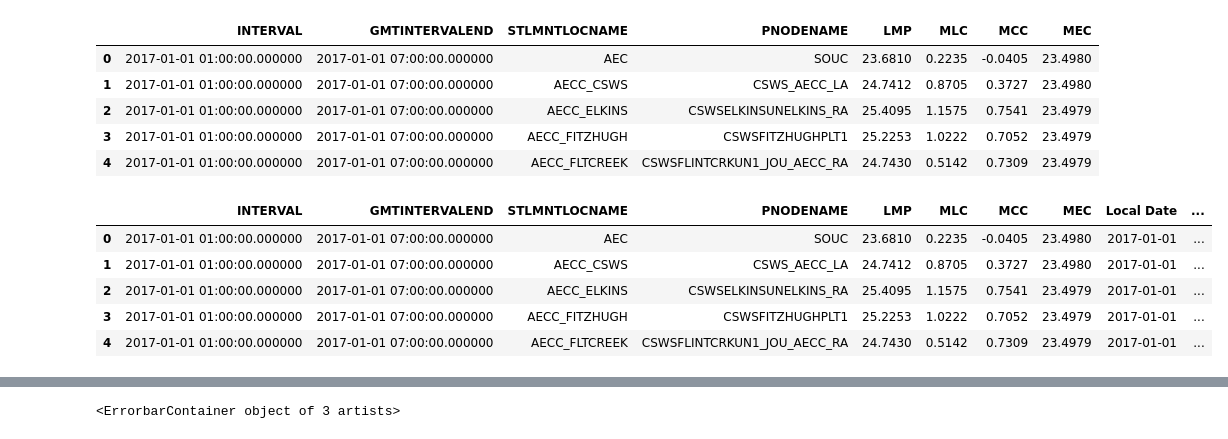
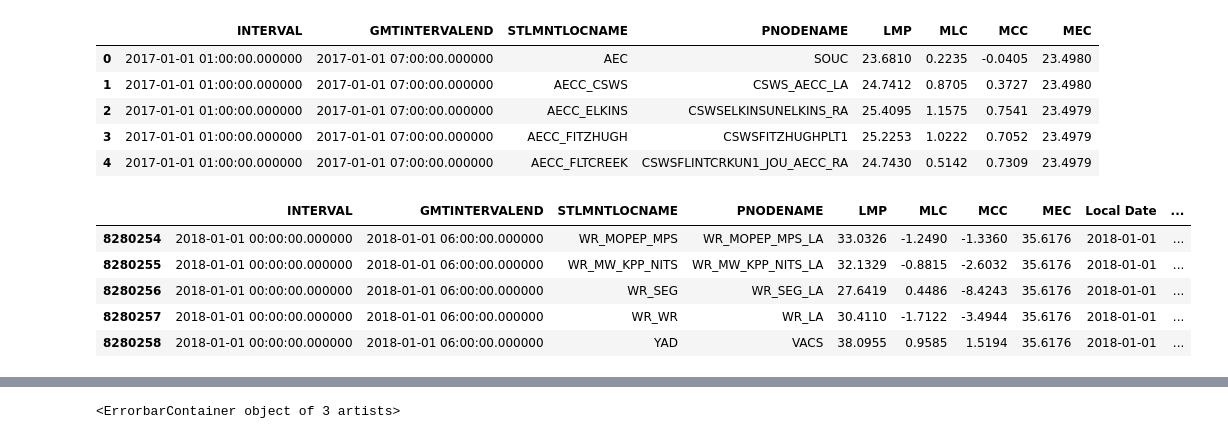
Before and after one commit to felipeascouto/energy, a Jupyter notebook: research_p1.ipynb, the cells around one changed output, grey strips where cells are left out. Saved outputs shown, nothing was run; the diff lists cells and outputs as text; code cells hidden in the pictures.

```diff
--- a/research_p1.ipynb
+++ b/research_p1.ipynb
@@ -94,23 +94,23 @@ DA.head()
 # %%
 # Iterates through every location (more granular, but slower)
 DA_intervals = DA[DA.columns[0]].values.tolist()
 DA_dates = []
 DA_hours = []
 for interval in DA_intervals:
     date = interval.split(' ')[0]
     DA_dates.append(dt.datetime.strptime(date,'%Y-%m-%d').date())
     hour = interval.split(' ')[1].split('.')[0]
     DA_hours.append(dt.datetime.strptime(hour,'%H:%M:%S').time())
 DA['Local Date'] = np.array(DA_dates)
 DA['Local Time'] = np.array(DA_hours)
-DA.head()
+DA.tail()
 # %% [output]
 |  | INTERVAL | GMTINTERVALEND | STLMNTLOCNAME | PNODENAME | LMP | MLC | MCC | MEC | Local Date | ... |
-| 0 | 2017-01-01 01:00:00.000000 | 2017-01-01 07:00:00.000000 | AEC | SOUC | 23.6810 | 0.2235 | -0.0405 | 23.4980 | 2017-01-01 | ... |
-| 1 | 2017-01-01 01:00:00.000000 | 2017-01-01 07:00:00.000000 | AECC_CSWS | CSWS_AECC_LA | 24.7412 | 0.8705 | 0.3727 | 23.4980 | 2017-01-01 | ... |
-| 2 | 2017-01-01 01:00:00.000000 | 2017-01-01 07:00:00.000000 | AECC_ELKINS | CSWSELKINSUNELKINS_RA | 25.4095 | 1.1575 | 0.7541 | 23.4979 | 2017-01-01 | ... |
-| 3 | 2017-01-01 01:00:00.000000 | 2017-01-01 07:00:00.000000 | AECC_FITZHUGH | CSWSFITZHUGHPLT1 | 25.2253 | 1.0222 | 0.7052 | 23.4979 | 2017-01-01 | ... |
-| 4 | 2017-01-01 01:00:00.000000 | 2017-01-01 07:00:00.000000 | AECC_FLTCREEK | CSWSFLINTCRKUN1_JOU_AECC_RA | 24.7430 | 0.5142 | 0.7309 | 23.4979 | 2017-01-01 | ... |
+| 8280254 | 2018-01-01 00:00:00.000000 | 2018-01-01 06:00:00.000000 | WR_MOPEP_MPS | WR_MOPEP_MPS_LA | 33.0326 | -1.2490 | -1.3360 | 35.6176 | 2018-01-01 | ... |
+| 8280255 | 2018-01-01 00:00:00.000000 | 2018-01-01 06:00:00.000000 | WR_MW_KPP_NITS | WR_MW_KPP_NITS_LA | 32.1329 | -0.8815 | -2.6032 | 35.6176 | 2018-01-01 | ... |
+| 8280256 | 2018-01-01 00:00:00.000000 | 2018-01-01 06:00:00.000000 | WR_SEG | WR_SEG_LA | 27.6419 | 0.4486 | -8.4243 | 35.6176 | 2018-01-01 | ... |
+| 8280257 | 2018-01-01 00:00:00.000000 | 2018-01-01 06:00:00.000000 | WR_WR | WR_LA | 30.4110 | -1.7122 | -3.4944 | 35.6176 | 2018-01-01 | ... |
+| 8280258 | 2018-01-01 00:00:00.000000 | 2018-01-01 06:00:00.000000 | YAD | VACS | 38.0955 | 0.9585 | 1.5194 | 35.6176 | 2018-01-01 | ... |
 # %%
 # Aggregate locations
 DA_aggloc = DA.groupby('GMTINTERVALEND')[['INTERVAL','LMP']].agg({'INTERVAL':'first',
```
Also changed, not shown: parts of 6 cells of this notebook.
